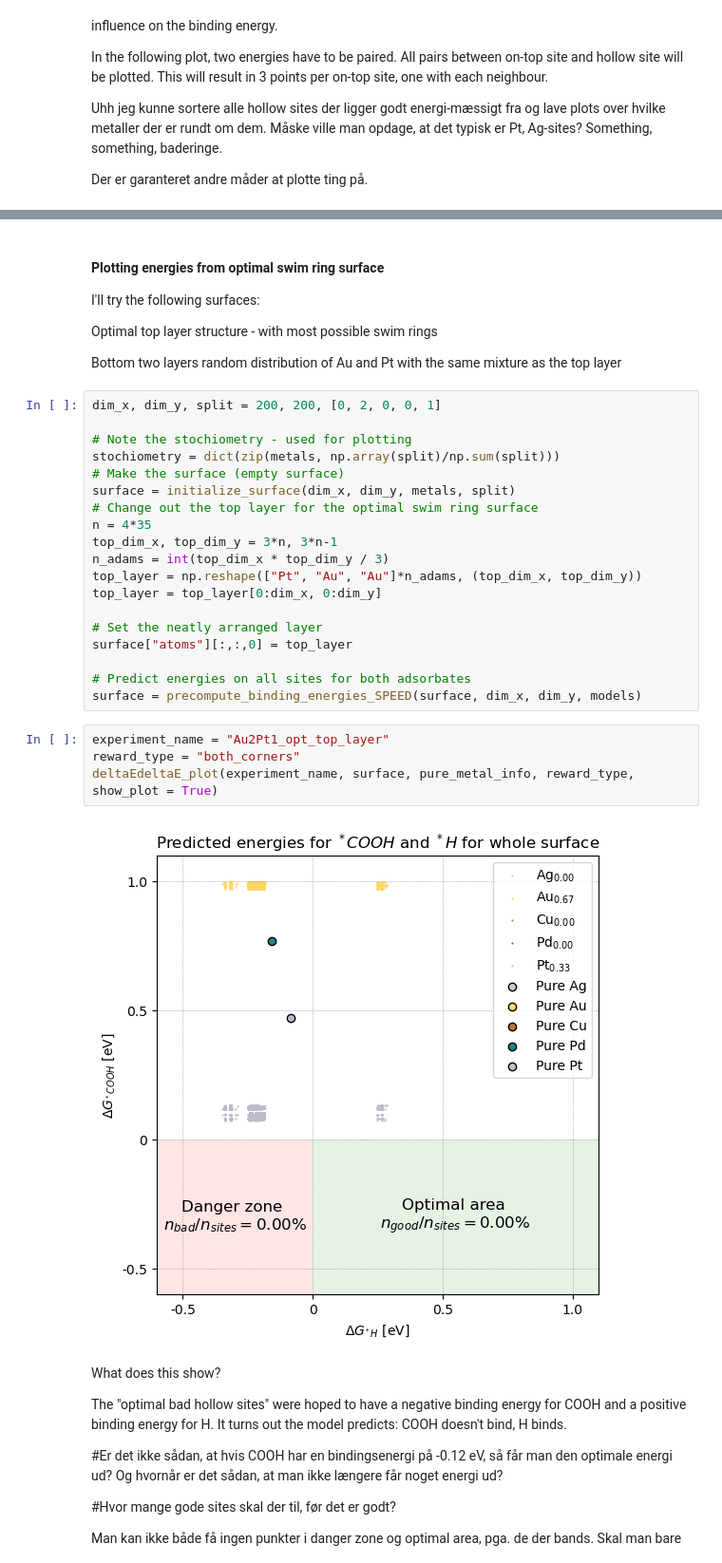
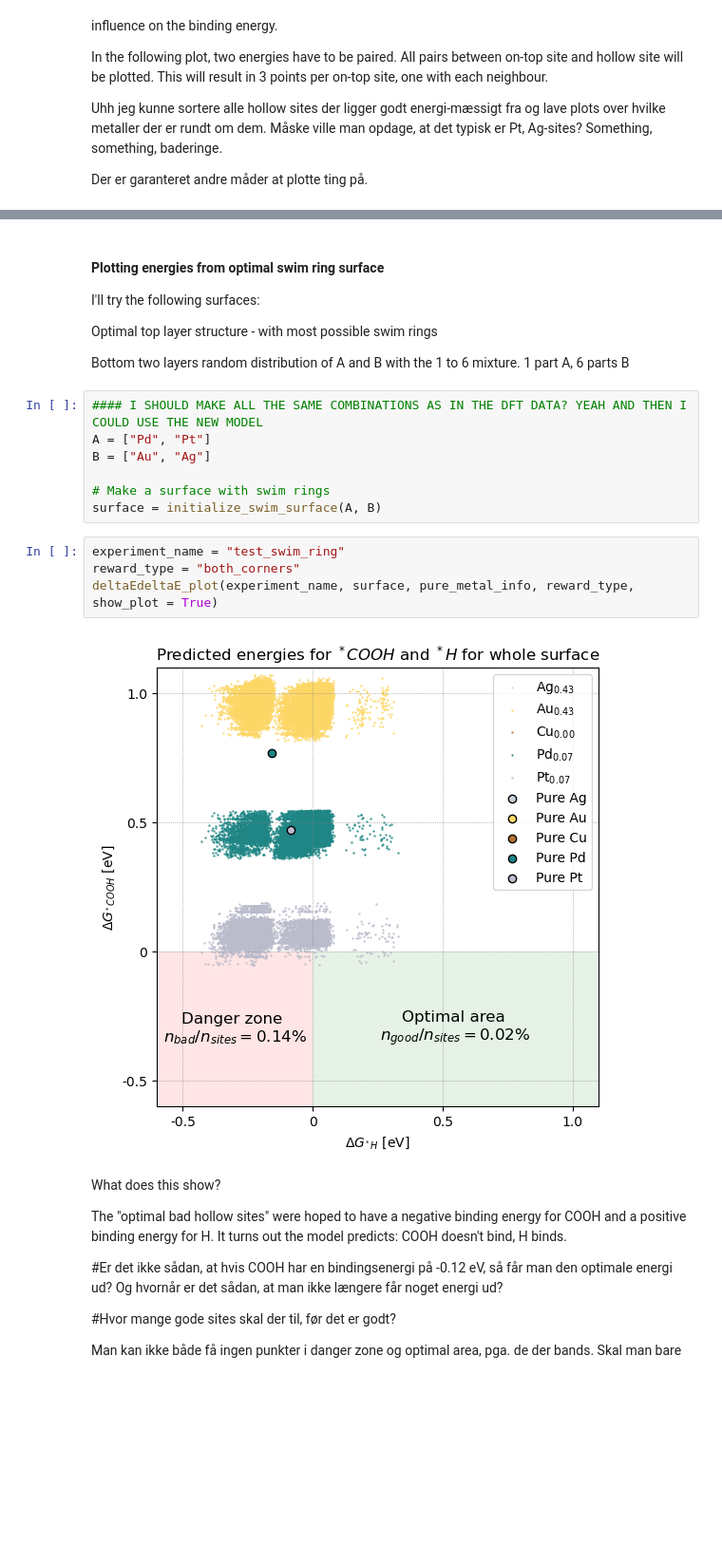
Before and after one commit to MarcusNoergaardWeng/CatalysisThesis, a Jupyter notebook: Notebooks/DFT Calculated energies.ipynb, the cells around one changed output, grey strips where cells are left out. Shown at 95% size. Cells and saved outputs as stored; diff of their text form; blank space fills up the shorter version.

```diff
--- a/Notebooks/DFT Calculated energies.ipynb
+++ b/Notebooks/DFT Calculated energies.ipynb
@@ -255,32 +237,20 @@ I'll try the following surfaces:
 
 Optimal top layer structure - with most possible swim rings
 
-Bottom two layers random distribution of Au and Pt with the same mixture as the top layer
+Bottom two layers random distribution of A and B with the 1 to 6 mixture. 1 part A, 6 parts B
-# %%
-dim_x, dim_y, split = 200, 200, [0, 2, 0, 0, 1]
-
-# Note the stochiometry - used for plotting
-stochiometry = dict(zip(metals, np.array(split)/np.sum(split)))
-# Make the surface (empty surface)
-surface = initialize_surface(dim_x, dim_y, metals, split)
-# Change out the top layer for the optimal swim ring surface
-n = 4*35
-top_dim_x, top_dim_y = 3*n, 3*n-1
-n_adams = int(top_dim_x * top_dim_y / 3)
-top_layer = np.reshape(["Pt", "Au", "Au"]*n_adams, (top_dim_x, top_dim_y))
-top_layer = top_layer[0:dim_x, 0:dim_y]
-
-# Set the neatly arranged layer
-surface["atoms"][:,:,0] = top_layer
-
-# Predict energies on all sites for both adsorbates
-surface = precompute_binding_energies_SPEED(surface, dim_x, dim_y, models)
+# %%
+#### I SHOULD MAKE ALL THE SAME COMBINATIONS AS IN THE DFT DATA? YEAH AND THEN I COULD USE THE NEW MODEL
+A = ["Pd", "Pt"]
+B = ["Au", "Ag"]
+
+# Make a surface with swim rings
+surface = initialize_swim_surface(A, B)
 # %%
-experiment_name = "Au2Pt1_opt_top_layer"
+experiment_name = "test_swim_ring"
 reward_type = "both_corners"
 deltaEdeltaE_plot(experiment_name, surface, pure_metal_info, reward_type, show_plot = True)
 # %% [output]
-[figure, old version]
+[figure, new version]
 # %% [markdown]
 What does this show?
 
```
Also changed, not shown: parts of 13 cells of this notebook, 8 other files.
